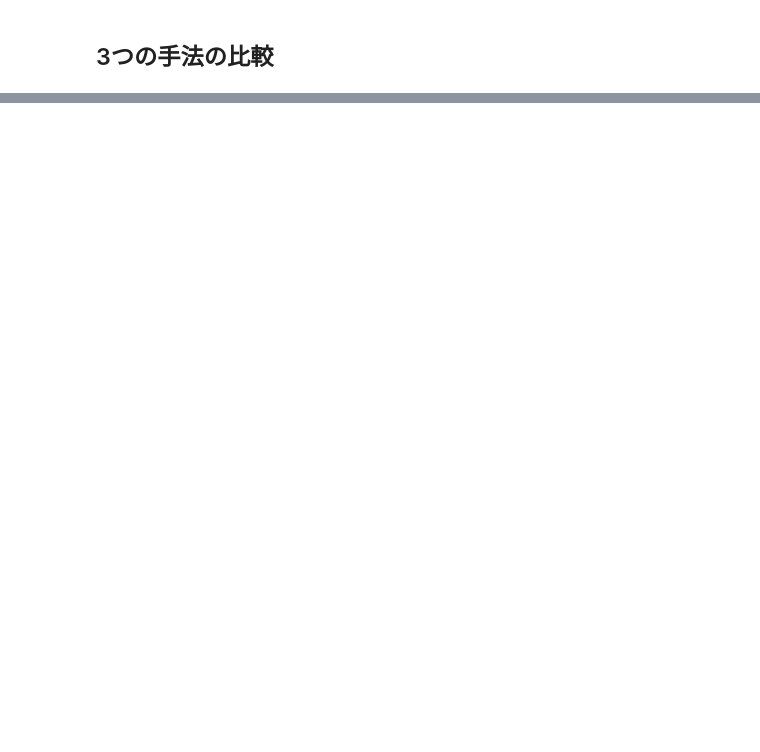
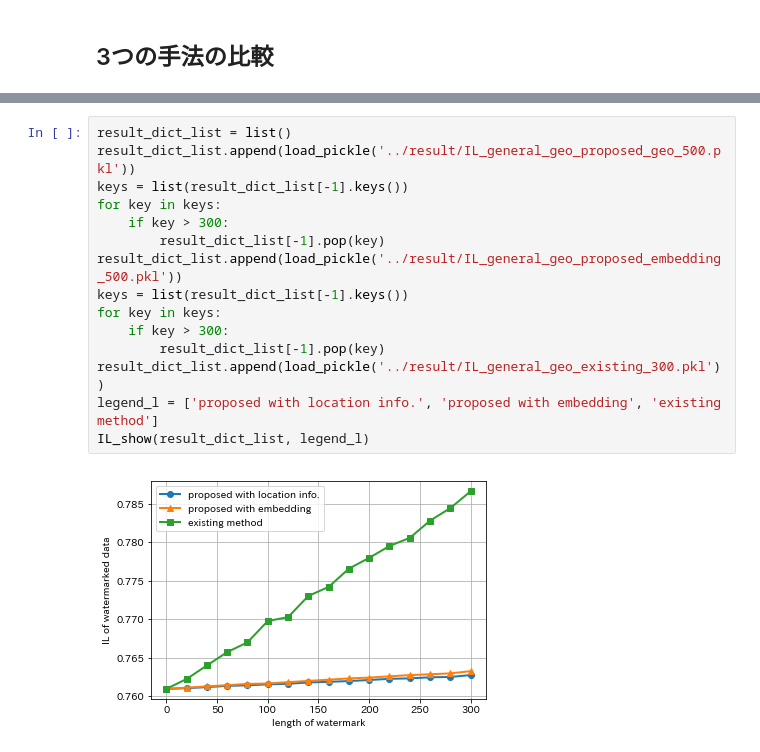
Before and after one commit to yuta1331/watermark, a Jupyter notebook: jupyter/IL_evaluation.ipynb, the cells around one changed output, grey strips where cells are left out. Drawn from its saved outputs; the diff is of its cells as text; blank space fills up the shorter version.

```diff
--- a/jupyter/IL_evaluation.ipynb
+++ b/jupyter/IL_evaluation.ipynb
@@ -145,0 +165,17 @@ IL_show(result_dict_list, legend_l)
+# %%
+result_dict_list = list()
+result_dict_list.append(load_pickle('../result/IL_general_geo_proposed_geo_500.pkl'))
+keys = list(result_dict_list[-1].keys())
+for key in keys:
+    if key > 300:
+        result_dict_list[-1].pop(key)
+result_dict_list.append(load_pickle('../result/IL_general_geo_proposed_embedding_500.pkl'))
+keys = list(result_dict_list[-1].keys())
+for key in keys:
+    if key > 300:
+        result_dict_list[-1].pop(key)
+result_dict_list.append(load_pickle('../result/IL_general_geo_existing_300.pkl'))
+legend_l = ['proposed with location info.', 'proposed with embedding', 'existing method']
+IL_show(result_dict_list, legend_l)
+# %% [output]
+[figure, added]
```
Also changed, not shown: parts of 7 cells of this notebook, 1 other file.
